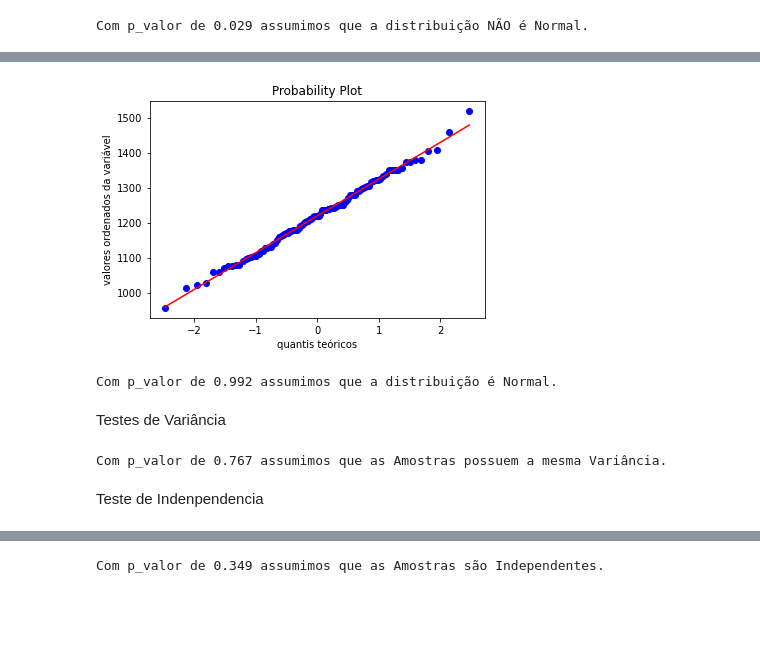
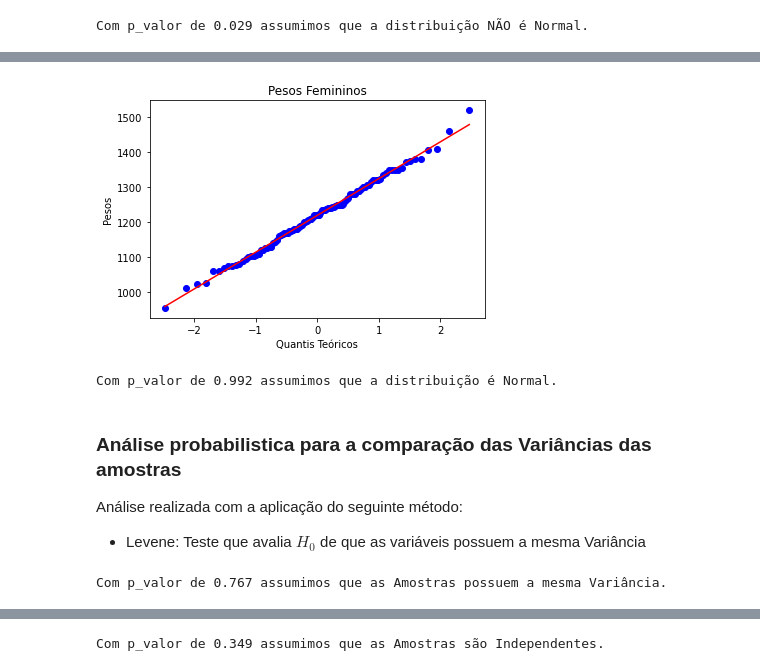
Before and after one commit to guilourenzo/mba-usp, a Jupyter notebook: ESTATÍSTICA PARA CIÊNCIA DE DADOS/AVALIACAO FINAL/GUILHERME_LOURENCO-AVALIACAO_FINAL.ipynb, the cells around one changed output, grey strips where cells are left out. Cells and saved outputs as stored; diff of their text form; code cells hidden in the pictures; blank space fills up the shorter version.

```diff
--- a/ESTATÍSTICA PARA CIÊNCIA DE DADOS/AVALIACAO FINAL/GUILHERME_LOURENCO-AVALIACAO_FINAL.ipynb
+++ b/ESTATÍSTICA PARA CIÊNCIA DE DADOS/AVALIACAO FINAL/GUILHERME_LOURENCO-AVALIACAO_FINAL.ipynb
@@ -156,11 +164,14 @@ Name: peso, dtype: float64
 # %%
-# Gráfico de probabilidade da Normal, para checar suposição de tal distribuição dos dados
+
 stats.probplot(mulher_peso, plot=plt)
-plt.xlabel('quantis teóricos')
-plt.ylabel('valores ordenados da variável')
+
+plt.title('Pesos Femininos')
+plt.xlabel('Quantis Teóricos')
+plt.ylabel('Pesos')
+
 plt.show()
 # %% [output]
-[figure, old version]
+[figure, new version]
 # %%
 alpha = 0.05
 _, p_value = stats.shapiro(mulher_peso)
@@ -171,8 +182,10 @@ else:
     print(f'Com p_valor de {round(p_value, 3)} assumimos que a distribuição NÃO é Normal.')
 # %% [output]
 Com p_valor de 0.992 assumimos que a distribuição é Normal.
-# %% [markdown]
-Testes de Variância
+# %% [markdown]
+### Análise probabilistica para a comparação das Variâncias das amostras
+Análise realizada com a aplicação do seguinte método:<br>
+- Levene: Teste que avalia $H_{0}$ de que as variáveis possuem a mesma Variância
 # %%
 _, p_value = stats.levene(homem_peso, mulher_peso)
 
@@ -182,5 +195,3 @@ else:
     print(f'Com p_valor de {round(p_value, 3)} assumimos que as Amostras NÃO possuem a mesma Variância.')
 # %% [output]
 Com p_valor de 0.767 assumimos que as Amostras possuem a mesma Variância.
-# %% [markdown]
-Teste de Indenpendencia
```
Also changed, not shown: parts of 23 cells of this notebook.
